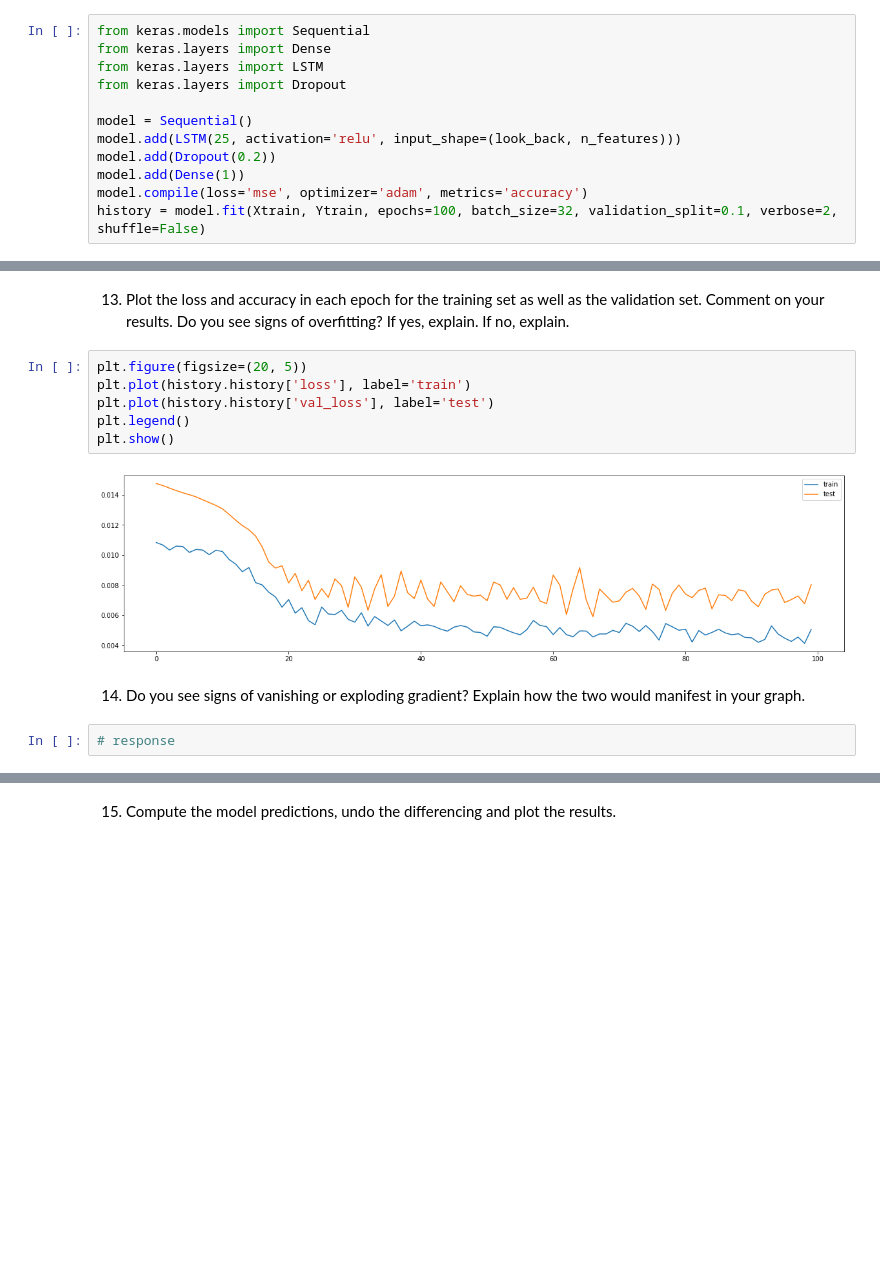
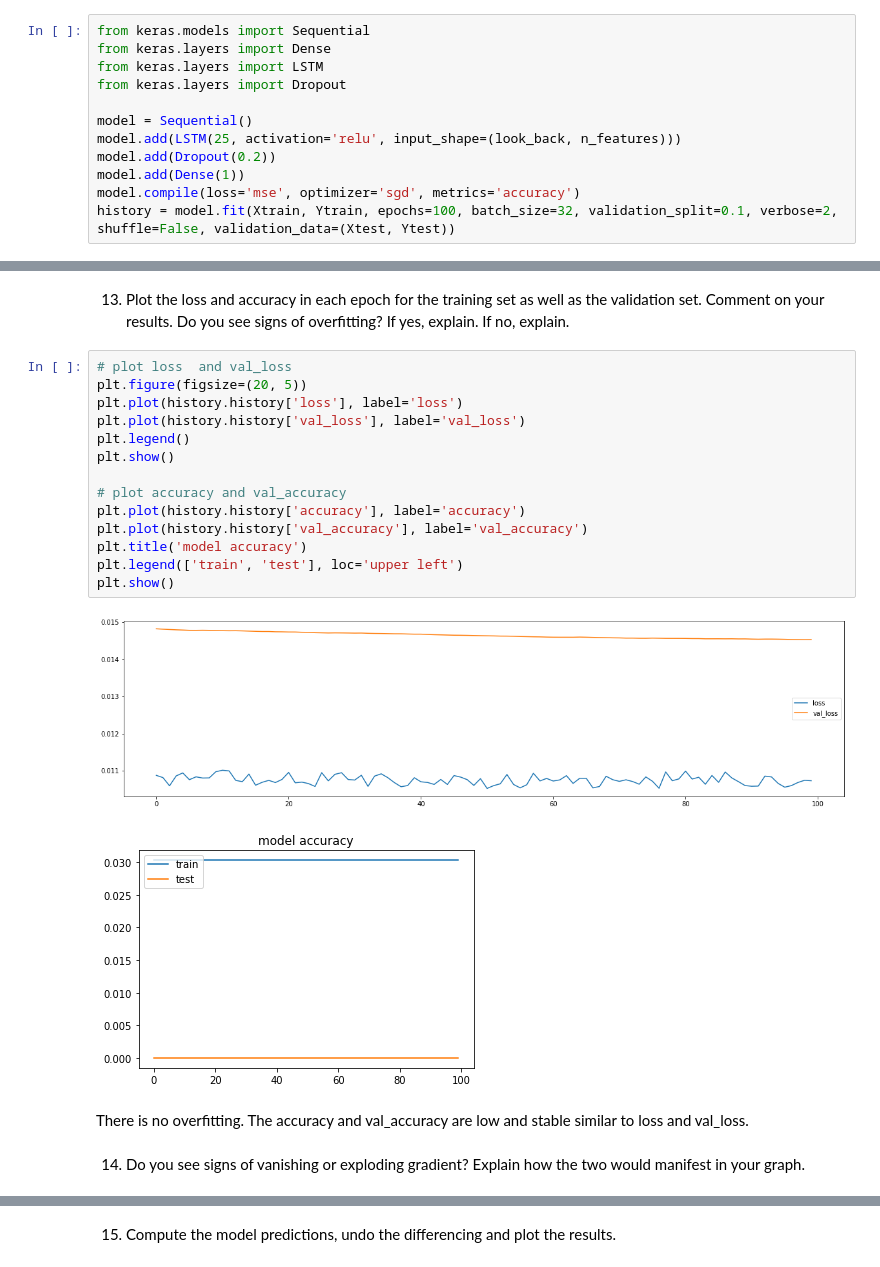
Before and after one commit to iondodon/RNDL, a Jupyter notebook: lab1/lab1.ipynb, the cells around one changed output, grey strips where cells are left out. Saved outputs shown, nothing was run; the diff lists cells and outputs as text; blank space fills up the shorter version.

```diff
--- a/lab1/lab1.ipynb
+++ b/lab1/lab1.ipynb
@@ -245,7 +245,7 @@ model = Sequential()
 model.add(LSTM(25, activation='relu', input_shape=(look_back, n_features)))
 model.add(Dropout(0.2))
 model.add(Dense(1))
-model.compile(loss='mse', optimizer='adam', metrics='accuracy')
-history = model.fit(Xtrain, Ytrain, epochs=100, batch_size=32, validation_split=0.1, verbose=2, shuffle=False)
+model.compile(loss='mse', optimizer='sgd', metrics='accuracy')
+history = model.fit(Xtrain, Ytrain, epochs=100, batch_size=32, validation_split=0.1, verbose=2, shuffle=False, validation_data=(Xtest, Ytest))
 # %% [output]
 Epoch 1/100
@@ -268,14 +268,23 @@ Epoch 100/100
 # %% [markdown]
 13. Plot the loss and accuracy in each epoch for the training set as well as the validation set. Comment on your results. Do you see signs of overfitting? If yes, explain. If no, explain.
 # %%
+# plot loss  and val_loss
 plt.figure(figsize=(20, 5))
-plt.plot(history.history['loss'], label='train')
-plt.plot(history.history['val_loss'], label='test')
+plt.plot(history.history['loss'], label='loss')
+plt.plot(history.history['val_loss'], label='val_loss')
 plt.legend()
 plt.show()
+
+# plot accuracy and val_accuracy
+plt.plot(history.history['accuracy'], label='accuracy')
+plt.plot(history.history['val_accuracy'], label='val_accuracy')
+plt.title('model accuracy')
+plt.legend(['train', 'test'], loc='upper left')
+plt.show()
 # %% [output]
-[figure, old version]
+[figure, new version]
+[figure, added]
+# %% [markdown]
+There is no overfitting. The accuracy and val_accuracy are low and stable similar to loss and val_loss.
 # %% [markdown]
 14. Do you see signs of vanishing or exploding gradient? Explain how the two would manifest in your graph.
-# %%
-# response
```
Also changed, not shown: parts of 5 cells of this notebook, 1 other file.
